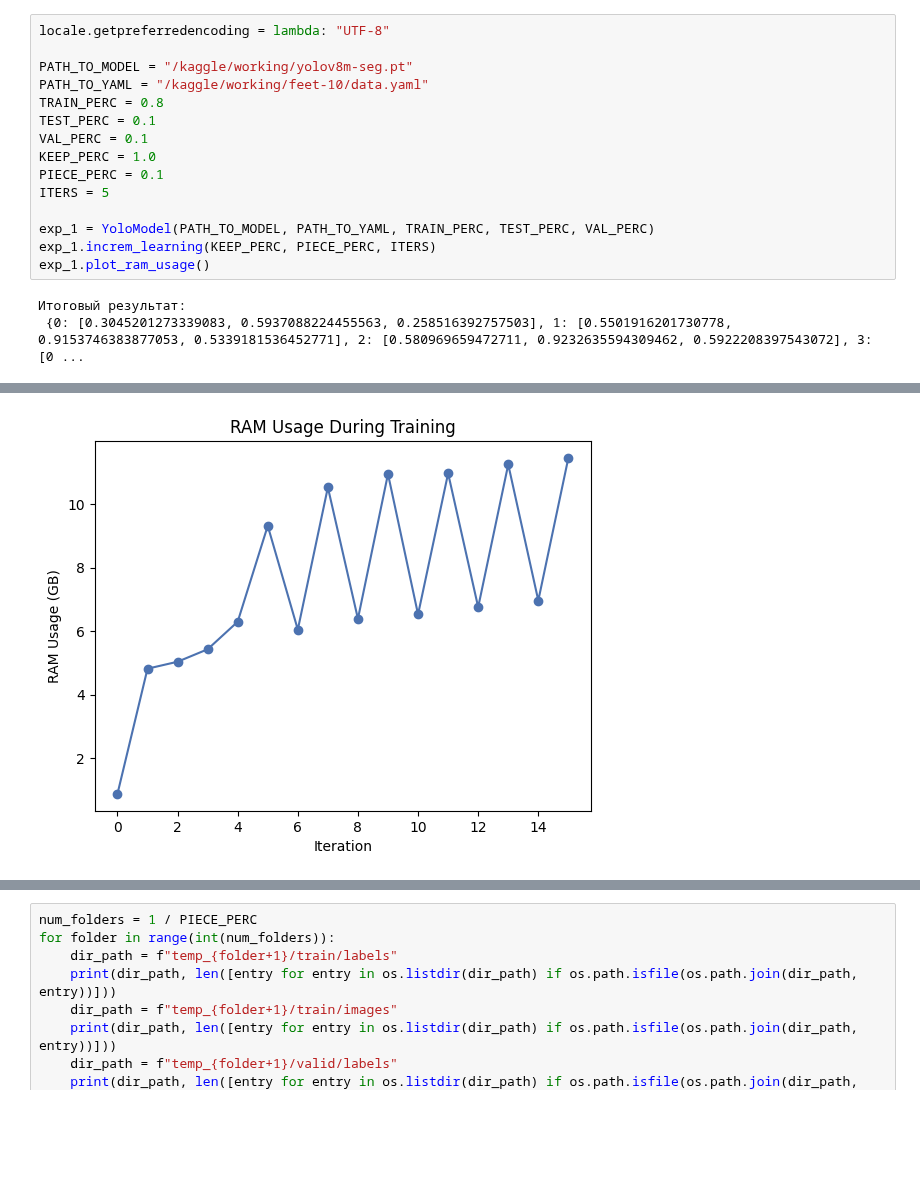
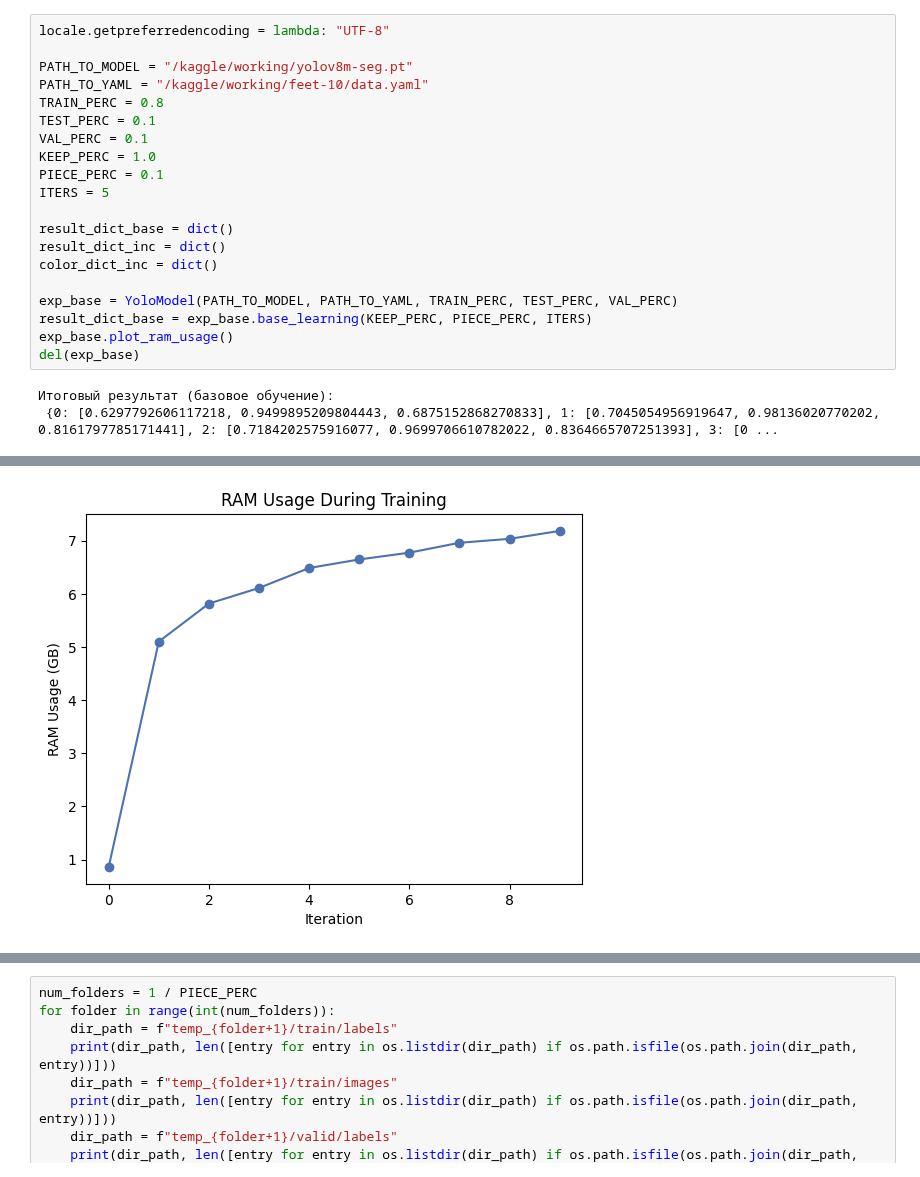
Before and after one commit to CTLab-ITMO/PTS-SP, a Jupyter notebook: yolov8.ipynb, the cells around one changed output, grey strips where cells are left out. Drawn from its saved outputs; the diff is of its cells as text; blank space fills up the shorter version.

```diff
--- a/yolov8.ipynb
+++ b/yolov8.ipynb
@@ -497,9 +543,14 @@ KEEP_PERC = 1.0
 PIECE_PERC = 0.1
 ITERS = 5
 
-exp_1 = YoloModel(PATH_TO_MODEL, PATH_TO_YAML, TRAIN_PERC, TEST_PERC, VAL_PERC)
-exp_1.increm_learning(KEEP_PERC, PIECE_PERC, ITERS)
-exp_1.plot_ram_usage()
+result_dict_base = dict()
+result_dict_inc = dict()
+color_dict_inc = dict()
+
+exp_base = YoloModel(PATH_TO_MODEL, PATH_TO_YAML, TRAIN_PERC, TEST_PERC, VAL_PERC)
+result_dict_base = exp_base.base_learning(KEEP_PERC, PIECE_PERC, ITERS)
+exp_base.plot_ram_usage()
+del(exp_base)
 # %% [output]
-Итоговый результат:
- {0: [0.3045201273339083, 0.5937088224455563, 0.258516392757503], 1: [0.5501916201730778, 0.9153746383877053, 0.5339181536452771], 2: [0.580969659472711, 0.9232635594309462, 0.5922208397543072], 3: [0 ...
+Итоговый результат (базовое обучение):
+ {0: [0.6297792606117218, 0.9499895209804443, 0.6875152868270833], 1: [0.7045054956919647, 0.98136020770202, 0.8161797785171441], 2: [0.7184202575916077, 0.9699706610782022, 0.8364665707251393], 3: [0 ...
@@ -509 +560 @@ exp_1.plot_ram_usage()
-[figure, old version]
+[figure, new version]
```
Also changed, not shown: parts of 6 cells of this notebook.
